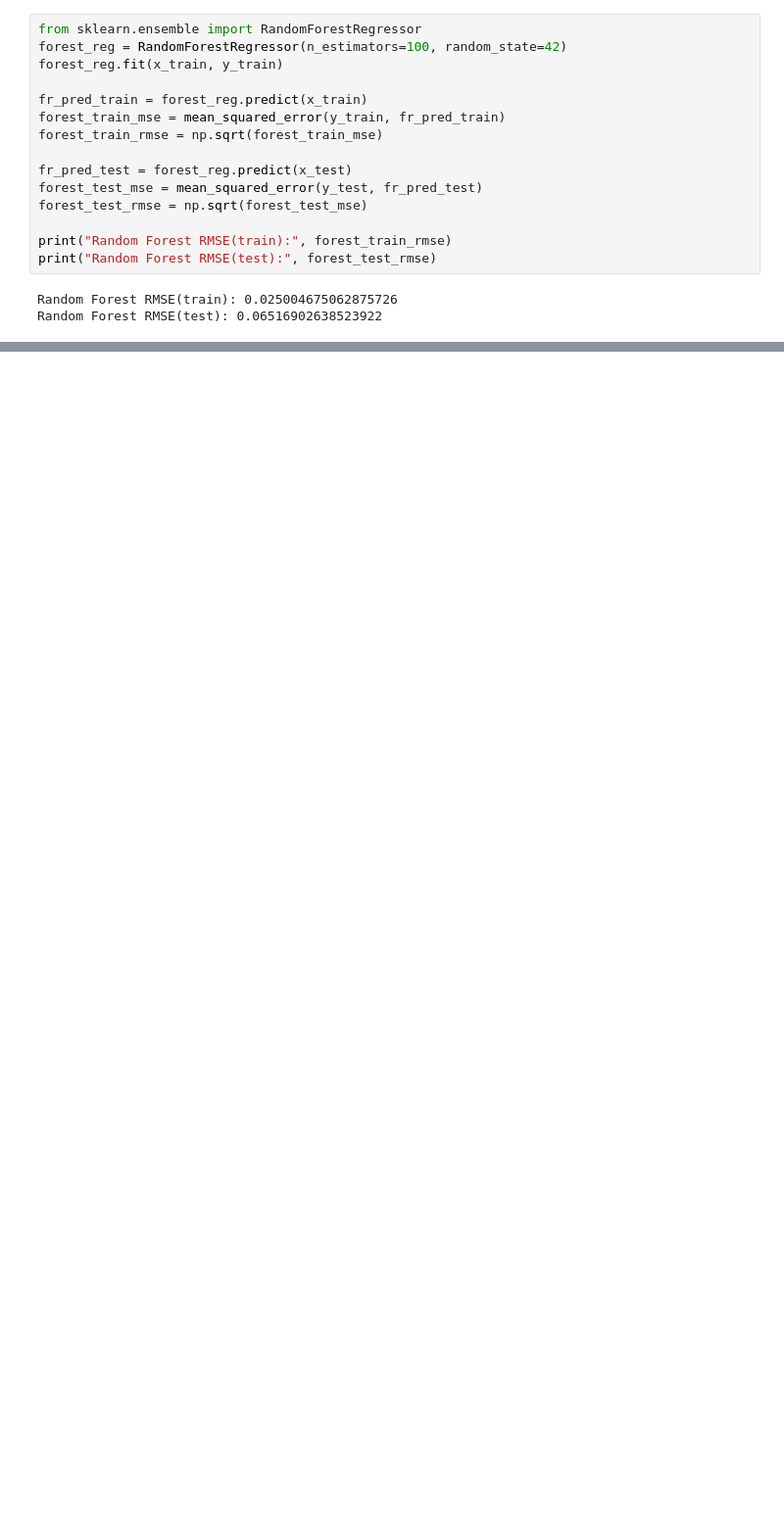
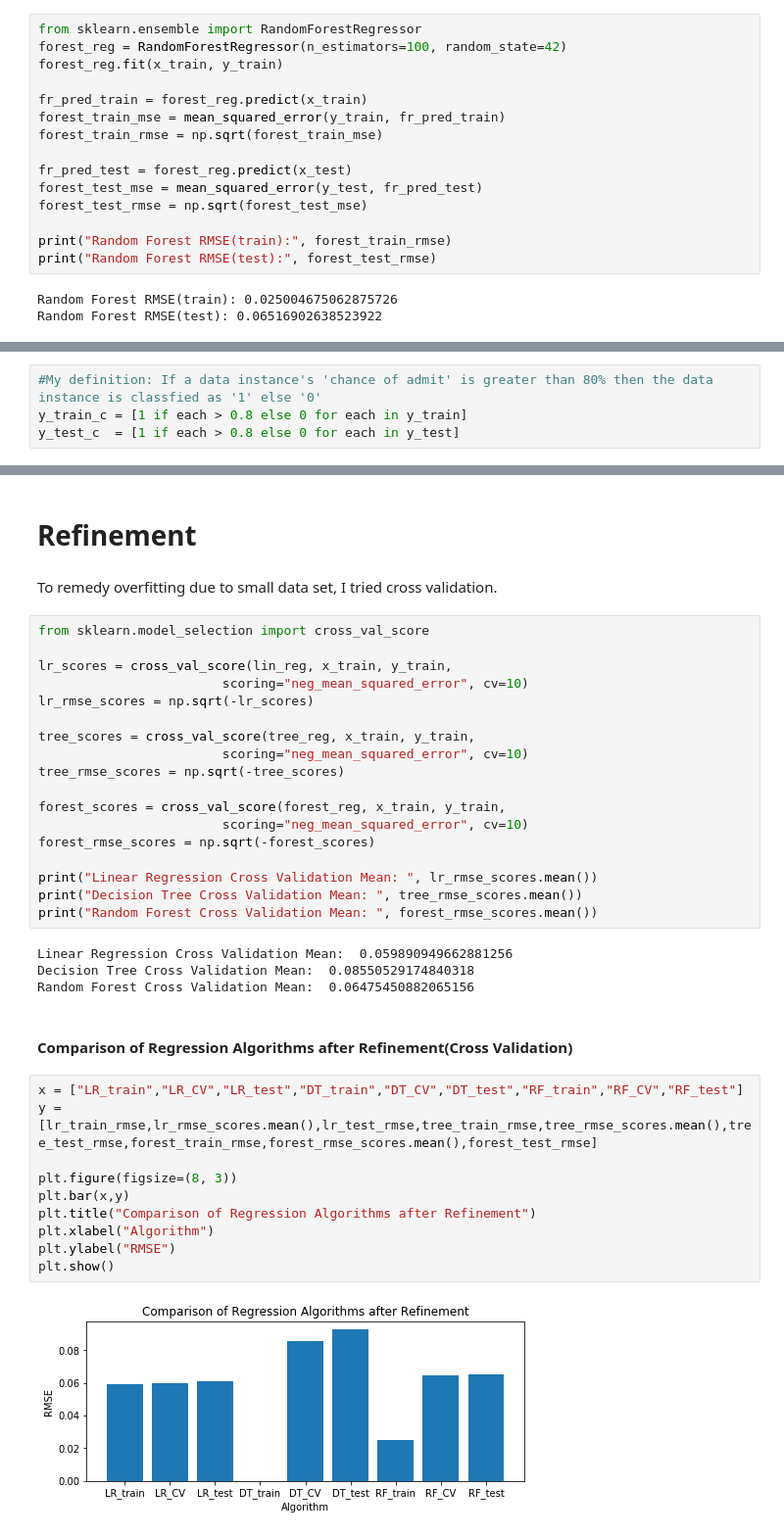
Before and after one commit to EndlessJoon/ML-Nanodegree, a Jupyter notebook: capstone/capstone.ipynb, the cells around one changed output, grey strips where cells are left out. Shown at 98% size. Cells and saved outputs as stored; diff of their text form; blank space fills up the shorter version.

```diff
--- a/capstone/capstone.ipynb
+++ b/capstone/capstone.ipynb
@@ -318,0 +213,4 @@ We can see the CGPA, GRE Score and TOEFL Score have the highest correlation with
+# %%
+#My definition: If a data instance's 'chance of admit' is greater than 80% then the data instance is classfied as '1' else '0'
+y_train_c = [1 if each > 0.8 else 0 for each in y_train]
+y_test_c  = [1 if each > 0.8 else 0 for each in y_test]
@@ -318,0 +289,40 @@ We can see the CGPA, GRE Score and TOEFL Score have the highest correlation with
+# %% [markdown]
+# Refinement
+# %% [markdown]
+To remedy overfitting due to small data set, I tried cross validation.
+# %%
+from sklearn.model_selection import cross_val_score
+
+lr_scores = cross_val_score(lin_reg, x_train, y_train,
+                        scoring="neg_mean_squared_error", cv=10)
+lr_rmse_scores = np.sqrt(-lr_scores)
+
+tree_scores = cross_val_score(tree_reg, x_train, y_train,
+                        scoring="neg_mean_squared_error", cv=10)
+tree_rmse_scores = np.sqrt(-tree_scores)
+
+forest_scores = cross_val_score(forest_reg, x_train, y_train,
+                        scoring="neg_mean_squared_error", cv=10)
+forest_rmse_scores = np.sqrt(-forest_scores)
+
+print("Linear Regression Cross Validation Mean: ", lr_rmse_scores.mean())
+print("Decision Tree Cross Validation Mean: ", tree_rmse_scores.mean())
+print("Random Forest Cross Validation Mean: ", forest_rmse_scores.mean())
+# %% [output]
+Linear Regression Cross Validation Mean:  0.059890949662881256
+Decision Tree Cross Validation Mean:  0.08550529174840318
+Random Forest Cross Validation Mean:  0.06475450882065156
+# %% [markdown]
+#### Comparison of Regression Algorithms after Refinement(Cross Validation)
+# %%
+x = ["LR_train","LR_CV","LR_test","DT_train","DT_CV","DT_test","RF_train","RF_CV","RF_test"]
+y = [lr_train_rmse,lr_rmse_scores.mean(),lr_test_rmse,tree_train_rmse,tree_rmse_scores.mean(),tree_test_rmse,forest_train_rmse,forest_rmse_scores.mean(),forest_test_rmse]
+
+plt.figure(figsize=(8, 3))
+plt.bar(x,y)
+plt.title("Comparison of Regression Algorithms after Refinement")
+plt.xlabel("Algorithm")
+plt.ylabel("RMSE")
+plt.show()
+# %% [output]
+[figure, added]
```
Also changed, not shown: parts of 43 cells of this notebook.
